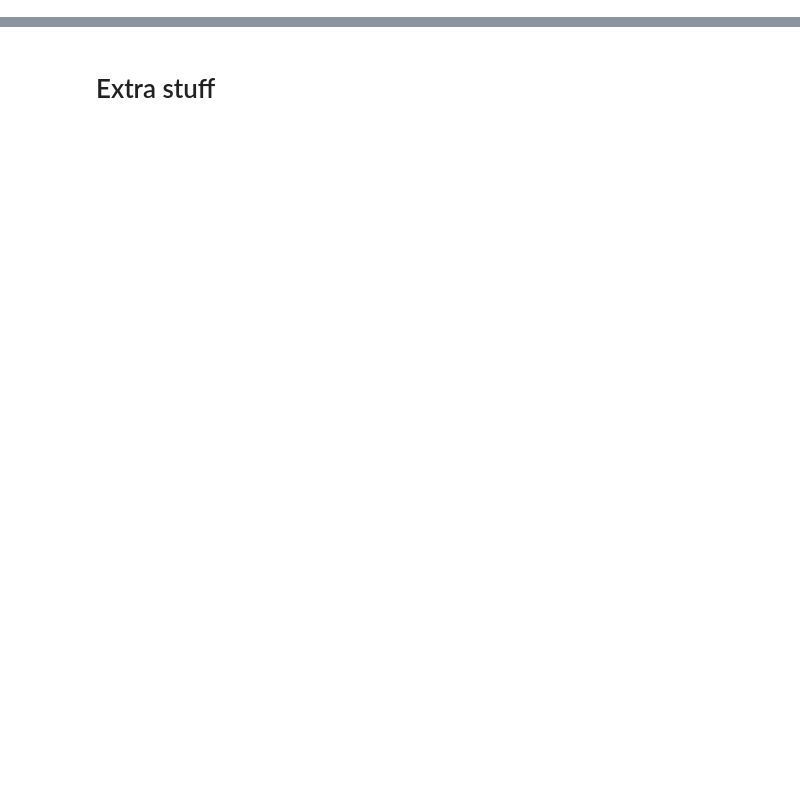
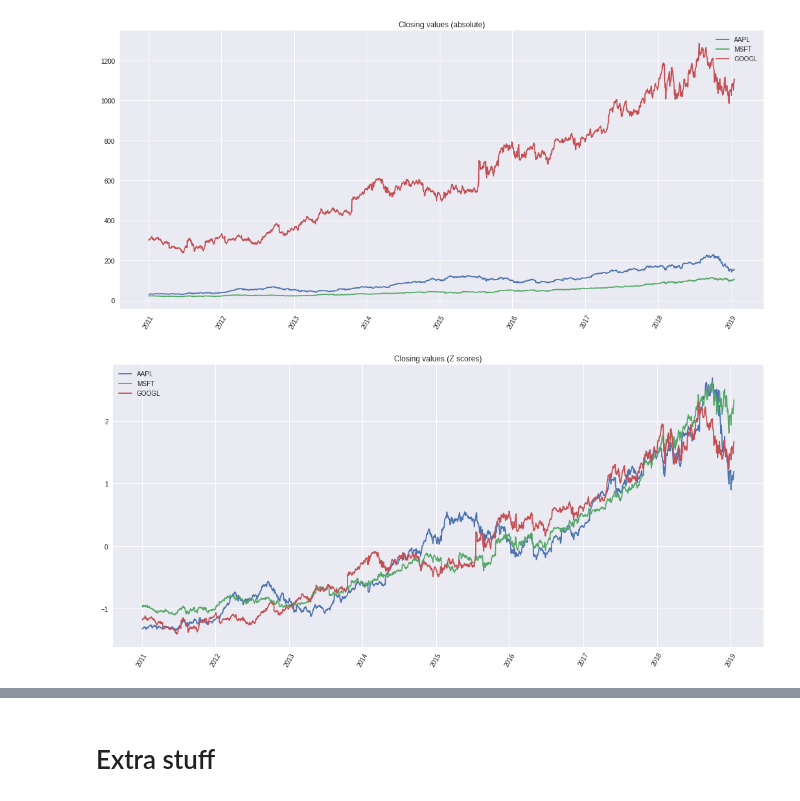
Before and after one commit to amandakeasson/ML_projects, a Jupyter notebook: stocks.ipynb, the cells around one changed output, grey strips where cells are left out. Drawn from its saved outputs; the diff is of its cells as text; code cells hidden in the pictures; blank space fills up the shorter version.

```diff
--- a/stocks.ipynb
+++ b/stocks.ipynb
@@ -1,6 +1,5 @@
 # %%
 # Import modules
-QUANDL_API_KEY='aztUbU9sqVUmDuxKwzyg'
 from datetime import datetime, timedelta
 import pandas as pd
 import numpy as np
@@ -10,6 +9,9 @@ import requests
 import pandas_datareader.data as web
 import pandas_datareader as pdr
 from pandas_datareader import data, wb
+
+QUANDL_API_KEY= np.loadtxt('quandl_key.txt', dtype='str')
+
 import quandl
 quandl.ApiConfig.api_key = QUANDL_API_KEY
 import matplotlib.pyplot as plt
@@ -20,7 +22,7 @@ from statsmodels.tsa.seasonal import seasonal_decompose
 from sklearn.linear_model import LinearRegression
 import fbprophet
 
-%pylab inline
+%matplotlib inline
 import seaborn as sns
 #sns.set()
 plt.style.use('seaborn')
@@ -34,17 +36,44 @@ def getstock(stock_name):
     stock_ind = stocks[stocks['Name'] == stock_name]
     return stock_ind
 # %%
-# Analyze stock data cuz y not
-# modified code from:
+# Analyze stock data
+# based off of the following sources:
     # https://medium.com/@rohanjoseph_91119/stock-analysis-in-python-4e7b7884517a
     # https://www.learndatasci.com/tutorials/python-finance-part-yahoo-finance-api-pandas-matplotlib/
 
 # define api key for quandl (in account settings)
-tickers = ['AAPL', 'MSFT', 'GOOGL', 'GM', 'TSLA', 'AMZN', 'KO', 'T', 'INTC', 'BMO', 'SLF', 'RY', 'CM'] # apple, microsoft,
+#tickers = ['AAPL', 'MSFT', 'GOOGL', 'GM', 'TSLA', 'AMZN', 'KO', 'T', 'INTC', 'BMO', 'SLF', 'RY', 'CM'] # apple, microsoft
+tickers = ['AAPL', 'MSFT', 'GOOGL']
 scrape_method = 'tickers' # tickers or stock_list (full list)
 start_date = '2011-01-01'
 end_date = '2019-01-20'
-# start = datetime.datetime(2018,1,1); end = datetime.datetime(2018,9,28)
 
 # tickers:
 # '^GSPC', '^DJI', '^IXIC': S&P500, Dow Jones, Nasdaq
+
+# get data
+
+stocks = pd.DataFrame()
+stock_names = []
+
+if scrape_method == 'stock_list':
+    sl = 10
+elif scrape_method == 'tickers':
+    sl = len(tickers)
+    stock_list = tickers
+
+for i in range(sl):
+    print("Downloading data for", stock_list[i])
+    if scrape_method == 'stock_list':
+        stock = web.DataReader(stock_list[i],"quandl",start_date,end_date,access_key= QUANDL_API_KEY)
+    elif scrape_method == 'tickers':
+        stock = data.DataReader(stock_list[i], 'yahoo', start_date, end_date)
+        #stock = quandl.get('WIKI/' + stock_list[i],start_date=start_date, end_date = end_date)
+
+    stock_names.append(stock_list[i])
+    stock['Name']=stock_list[i]
+    ds = stock.index
+    stocks = pd.DataFrame.append(stocks,stock)
+
+stocks.reset_index(level=0, inplace = True)
+stocks = stocks.rename(columns={'Date': 'ds', 'Adj Close': 'y'})
@@ -80,34 +86,37 @@ stocks = stocks.rename(columns={'Date': 'ds', 'Adj Close': 'y'})
 
 # first plot raw data
 plt.figure(figsize=(18,8));
 leglabels = []
 for i in range(len(stock_names)):
     stock_ind = stocks[stocks['Name'] == stock_names[i]]
     y = stock_ind['y']
     ds = stock_ind['ds']
-    y_dt = detrend(y, 'linear', axis = 0)
+    y_dt = detrend(y, axis=0, type='linear')
     plt.plot(ds, y)
     #plt.plot(np.array([y, y_dt]).T); #plt.legend(stock_names[i])
     plt.xticks(rotation=60)
 
 plt.legend(stock_names)
 plt.title('Closing values (absolute)')
 plt.show()
 
 # add 2nd plot with z-scores
 plt.figure(figsize=(18,8));
 for i in range(len(stock_names)):
     stock_ind = stocks[stocks['Name'] == stock_names[i]]
     y = stock_ind['y']
     ds = stock_ind['ds']
     y = zscore(y)
     # y = y - y[0] # subtract first value so that initial point is 0 for all stocks; easier to compare
     plt.plot(ds,y); #plt.legend(stock_names[i])
     plt.xticks(rotation=60)
 
 plt.legend(stock_names)
 plt.title('Closing values (Z scores)')
 plt.show()
+# %% [output]
+[figure, added]
+[figure, added]
 # %%
 # modeling with Prophet!
 stock = 'MSFT'
```
Also changed, not shown: parts of 5 cells of this notebook.
